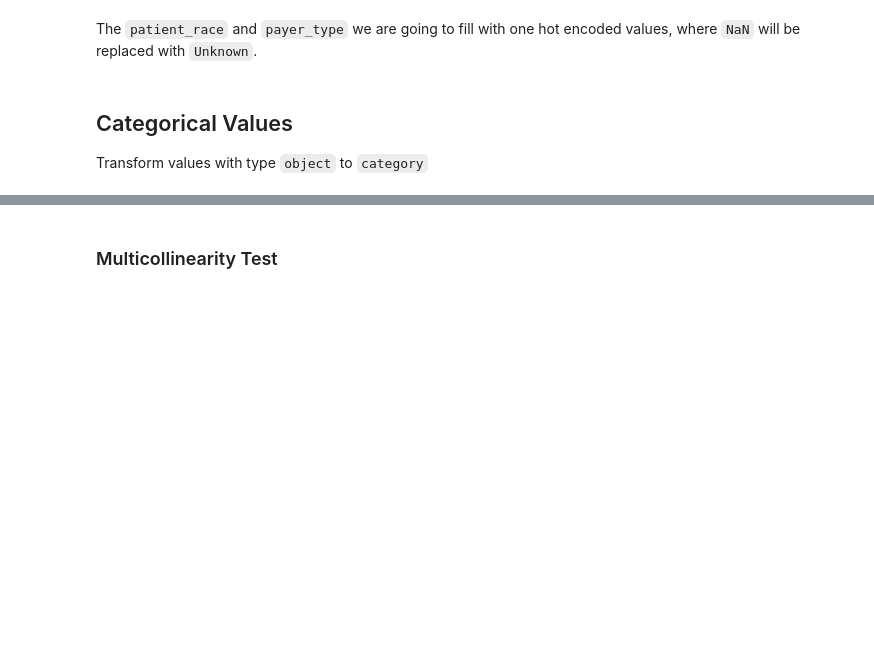
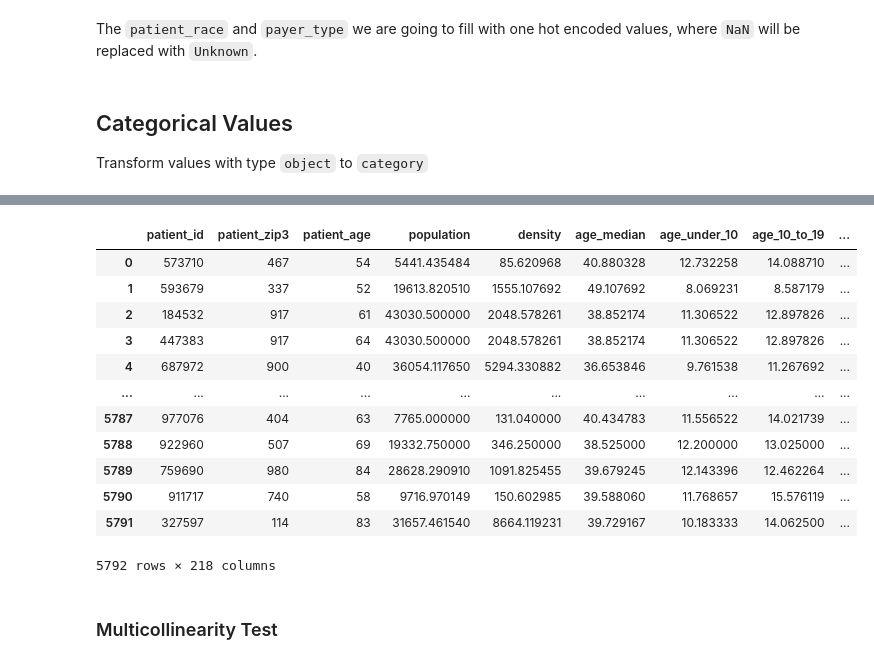
Before and after one commit to 3quetra/portfolio, a Jupyter notebook: wids_datathon_2024/eda_cancer_data.ipynb, the cells around one changed output, grey strips where cells are left out. Cells and saved outputs as stored; diff of their text form; code cells hidden in the pictures; blank space fills up the shorter version.

```diff
--- a/wids_datathon_2024/eda_cancer_data.ipynb
+++ b/wids_datathon_2024/eda_cancer_data.ipynb
@@ -495,0 +503,3 @@ dtype: int64
+# %%
+train = train.drop(columns=['patient_gender'], axis=1)
+test = test.drop(columns=['patient_gender'], axis=1)
@@ -508,5 +520,22 @@ cats
  'Region',
  'Division']
 # %%
-train = pd.get_dummies(train, columns=['patient_race', 'payer_type'], dtype=float)
-test = pd.get_dummies(test, columns=['patient_race', 'payer_type'], dtype=float)
+one_hot_train = pd.get_dummies(train, columns=[
+    'patient_race',
+    'payer_type',
+    'patient_state',
+    'breast_cancer_diagnosis_code',
+    'metastatic_cancer_diagnosis_code',
+    'Region',
+    'Division'
+ ],
+    dtype=float)
+one_hot_test = pd.get_dummies(test, columns=[
+    'patient_race',
+    'payer_type',
+    'patient_state',
+    'breast_cancer_diagnosis_code',
+    'metastatic_cancer_diagnosis_code',
+    'Region',
+    'Division'
+ ], dtype=float)
@@ -598,3 +561,19 @@ dtype: int64
+# %%
+one_hot_test
+# %% [output]
+|  | patient_id | patient_zip3 | patient_age | population | density | age_median | age_under_10 | age_10_to_19 | ... |
+| 0 | 573710 | 467 | 54 | 5441.435484 | 85.620968 | 40.880328 | 12.732258 | 14.088710 | ... |
+| 1 | 593679 | 337 | 52 | 19613.820510 | 1555.107692 | 49.107692 | 8.069231 | 8.587179 | ... |
+| 2 | 184532 | 917 | 61 | 43030.500000 | 2048.578261 | 38.852174 | 11.306522 | 12.897826 | ... |
+| 3 | 447383 | 917 | 64 | 43030.500000 | 2048.578261 | 38.852174 | 11.306522 | 12.897826 | ... |
+| 4 | 687972 | 900 | 40 | 36054.117650 | 5294.330882 | 36.653846 | 9.761538 | 11.267692 | ... |
+| ... | ... | ... | ... | ... | ... | ... | ... | ... | ... |
+| 5787 | 977076 | 404 | 63 | 7765.000000 | 131.040000 | 40.434783 | 11.556522 | 14.021739 | ... |
+| 5788 | 922960 | 507 | 69 | 19332.750000 | 346.250000 | 38.525000 | 12.200000 | 13.025000 | ... |
+| 5789 | 759690 | 980 | 84 | 28628.290910 | 1091.825455 | 39.679245 | 12.143396 | 12.462264 | ... |
+| 5790 | 911717 | 740 | 58 | 9716.970149 | 150.602985 | 39.588060 | 11.768657 | 15.576119 | ... |
+| 5791 | 327597 | 114 | 83 | 31657.461540 | 8664.119231 | 39.729167 | 10.183333 | 14.062500 | ... |
+5792 rows × 218 columns
 # %% [markdown]
 ### Multicollinearity Test
 # %%
```
Also changed, not shown: parts of 17 cells of this notebook, 2 other files.
